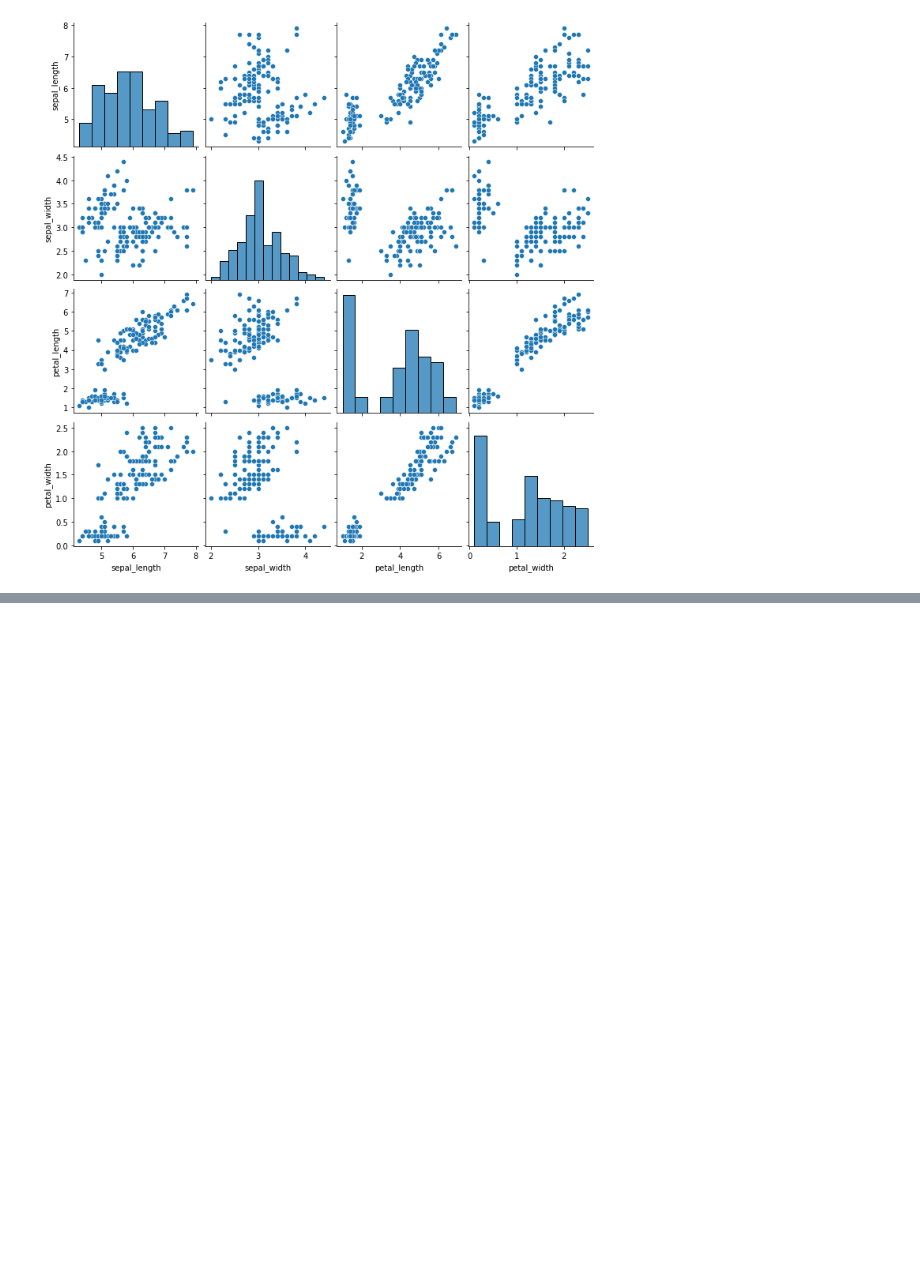
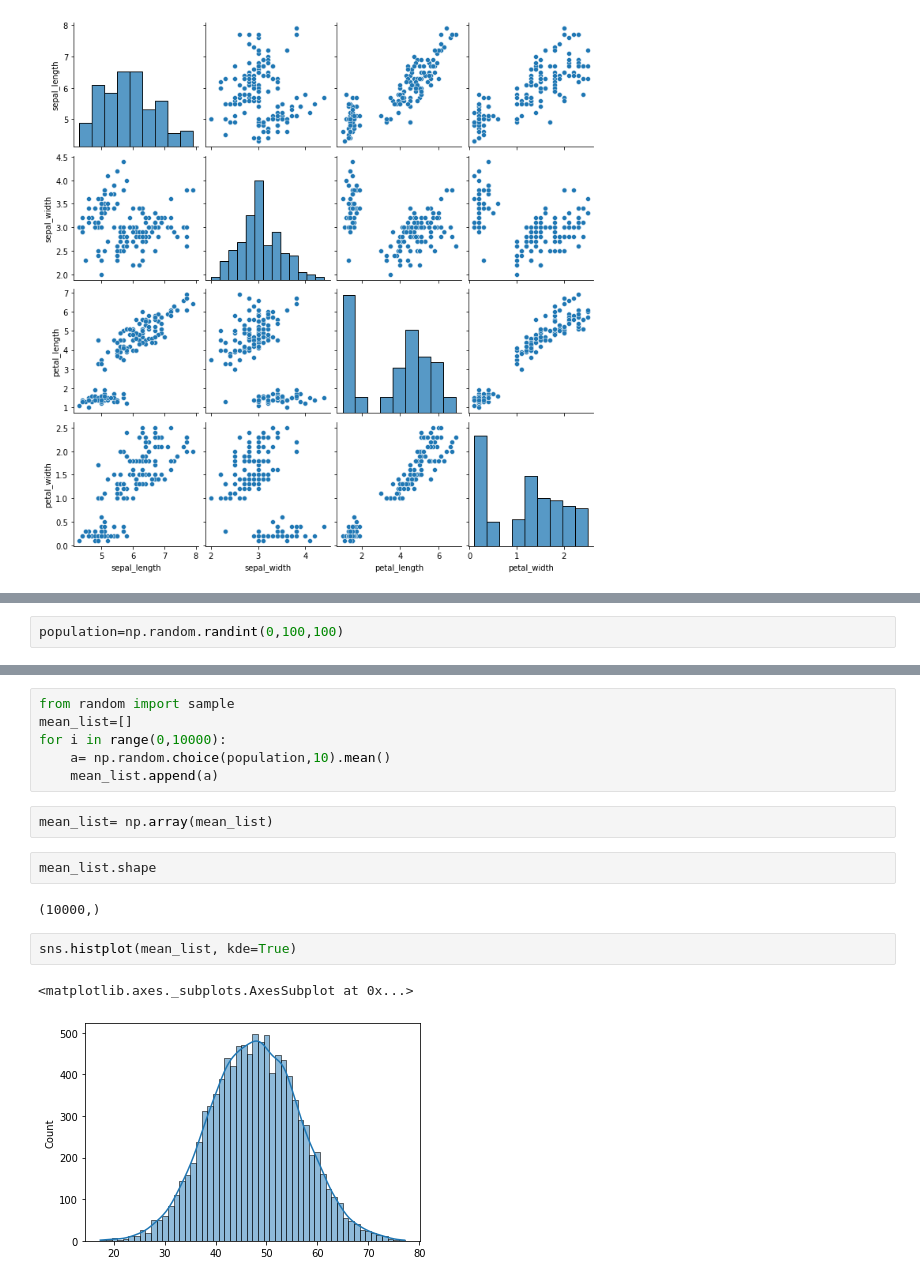
Before and after one commit to jaykishan174/Basic-Stats-ML, a Jupyter notebook: Stats_101.ipynb, the cells around one changed output, grey strips where cells are left out. Saved outputs shown, nothing was run; the diff lists cells and outputs as text; blank space fills up the shorter version.

```diff
--- a/Stats_101.ipynb
+++ b/Stats_101.ipynb
@@ -134,0 +138,2 @@ plt.show()
+# %%
+population=np.random.randint(0,100,100)
@@ -134,0 +149,17 @@ plt.show()
+# %%
+from random import sample
+mean_list=[]
+for i in range(0,10000):
+    a= np.random.choice(population,10).mean()
+    mean_list.append(a)
+# %%
+mean_list= np.array(mean_list)
+# %%
+mean_list.shape
+# %% [output]
+(10000,)
+# %%
+sns.histplot(mean_list, kde=True)
+# %% [output]
+<matplotlib.axes._subplots.AxesSubplot at 0x...>
+[figure, added]
```
Also changed, not shown: parts of 6 cells of this notebook.
